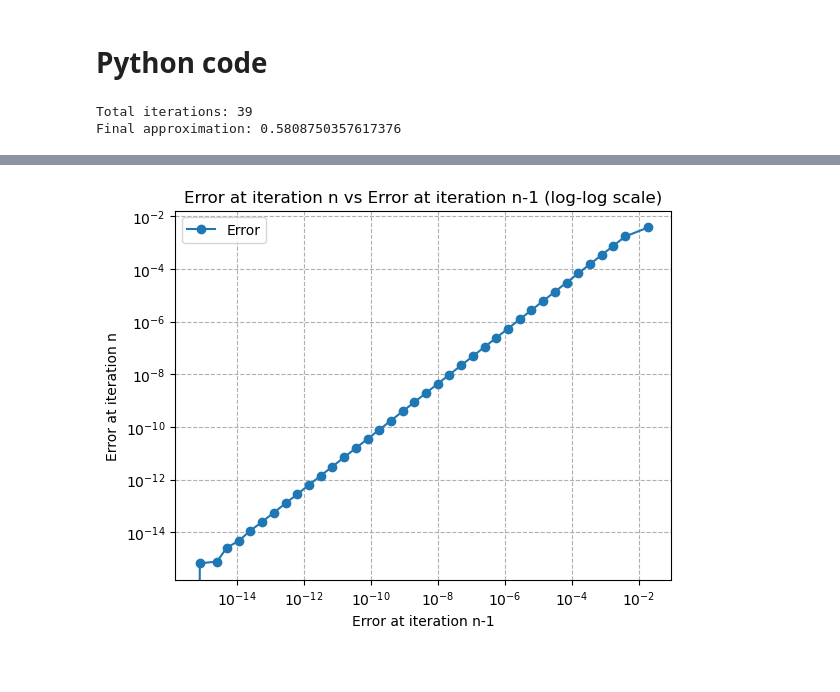
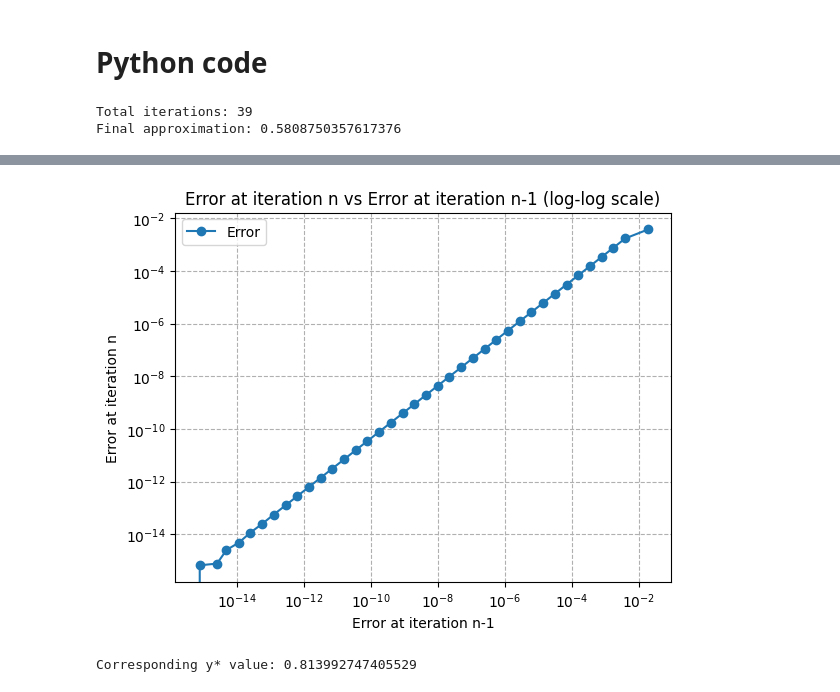
Before and after one commit to jyoutir/numerical-analysis-projects, a Jupyter notebook: miniproject_3/mp3.ipynb, the cells around one changed output, grey strips where cells are left out. Cells and saved outputs as stored; diff of their text form; code cells hidden in the pictures; blank space fills up the shorter version.

```diff
--- a/miniproject_3/mp3.ipynb
+++ b/miniproject_3/mp3.ipynb
@@ -98,34 +98,38 @@ print(f"Final approximation: {approximations[-1]}")
 
 ############
 # plotting #
 ############
 x_vals = errors[:-1]  # error at iteration n-1
 y_vals = errors[1:]   # error at iteration n
 
 # create plot 1
 plt.plot(x_vals, y_vals, 'o-', label='Error')
 plt.xlabel('Error at iteration n-1')
 plt.ylabel('Error at iteration n')
 plt.title('Error at iteration n vs Error at iteration n-1')
 plt.legend()
 plt.grid(True)
 plt.savefig('miniproject_3/error_plot.pdf')
 plt.show()
 
 # Log-log scale plot
 plt.loglog(x_vals, y_vals, 'o-', label='Error')
 plt.xlabel('Error at iteration n-1')
 plt.ylabel('Error at iteration n')
 plt.title('Error at iteration n vs Error at iteration n-1 (log-log scale)')
 plt.legend()
 plt.grid(True, which='both', ls='--')
 plt.savefig('miniproject_3/error_plot_loglog.pdf')
 plt.show()
+
+y_star = approximations[-1] * np.exp(approximations[-1]**2)
+print(f"Corresponding y* value: {y_star}")
 # %% [output]
 Total iterations: 39
 Final approximation: 0.5808750357617376
 [figure]
-[figure, old version]
+[figure, new version]
+Corresponding y* value: 0.813992747405529
 # %%
 # NOTE: i did not include this in my final report, because it wasnt relevant. it was however very useful for me to visualiuse what was acutually happening!
 # extra task: visulisaing fixed point iteration like in the notes
```
Also changed, not shown: parts of 2 cells of this notebook, 3 other files.
